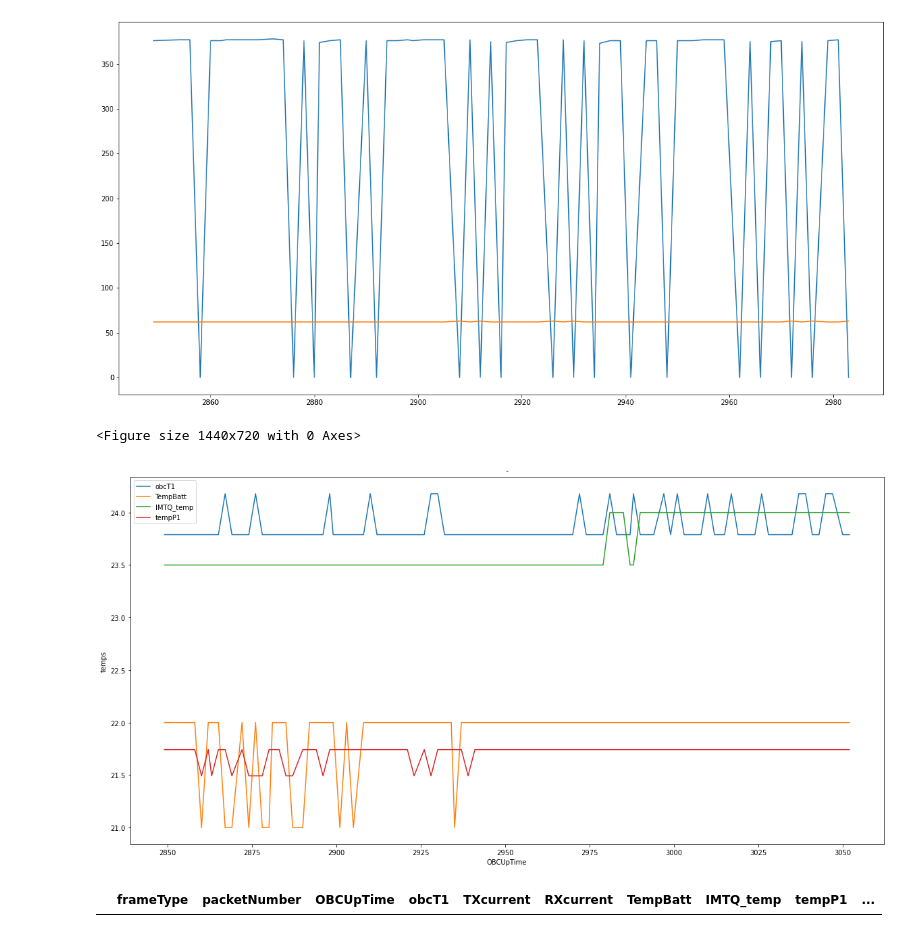
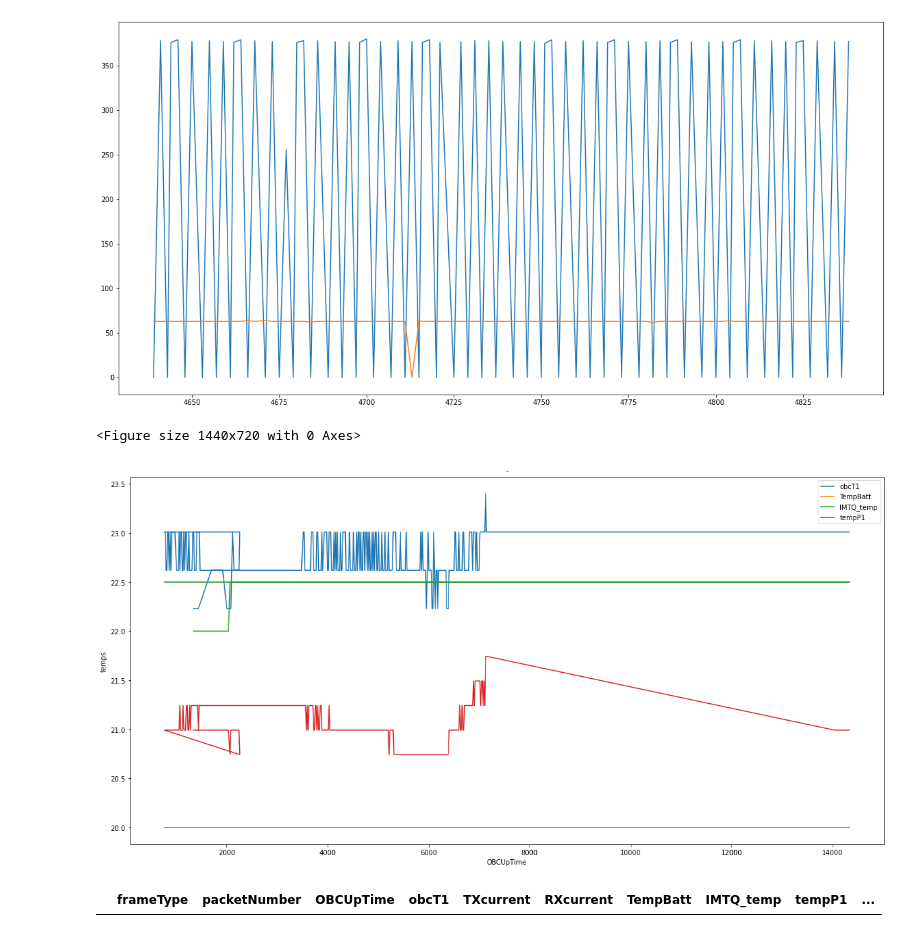
Before and after one commit to PabloSoligo2014/M4-Python-2024, a Jupyter notebook: TlmyAnalisis.ipynb, the cells around one changed output. Saved outputs shown, nothing was run; the diff lists cells and outputs as text; code cells hidden in the pictures.

```diff
--- a/TlmyAnalisis.ipynb
+++ b/TlmyAnalisis.ipynb
@@ -17,4 +17,7 @@ df["dt"] = pd.to_datetime(df["UTCTime"], unit='s')
 # %%
 df.sort_values(by=['UTCTime'], inplace=True)
 #df.set_index('packetNumber', inplace=True)
+# %%
+df = df.drop_duplicates(subset=['UTCTime'])
+df.sort_values(by=['UTCTime'], inplace=True)
 # %%
@@ -29,11 +37,11 @@ df.head()
 # %%
 plt.figure(figsize=(20,10))
-dfr = df.iloc[500:700, :]
+dfr = df.iloc[6000:6100, :]
 plt.plot(dfr['OBCUpTime'], dfr['TXcurrent'])
 plt.plot(dfr['OBCUpTime'], dfr['RXcurrent'])
 plt.show()
 # %% [output]
-[figure, old version]
+[figure, new version]
 # %%
 plt.figure(figsize=(20,10))
 dfr = df.iloc[500:800, :]
@@ -54,7 +62,7 @@ plt.show()
 plt.show()
 # %% [output]
 <Figure size 1440x720 with 0 Axes>
-[figure, old version]
+[figure, new version]
 # %%
 df[df.frameType != 1]
 # %% [output]
```
Also changed, not shown: parts of 1 cell of this notebook, 1 other file.
